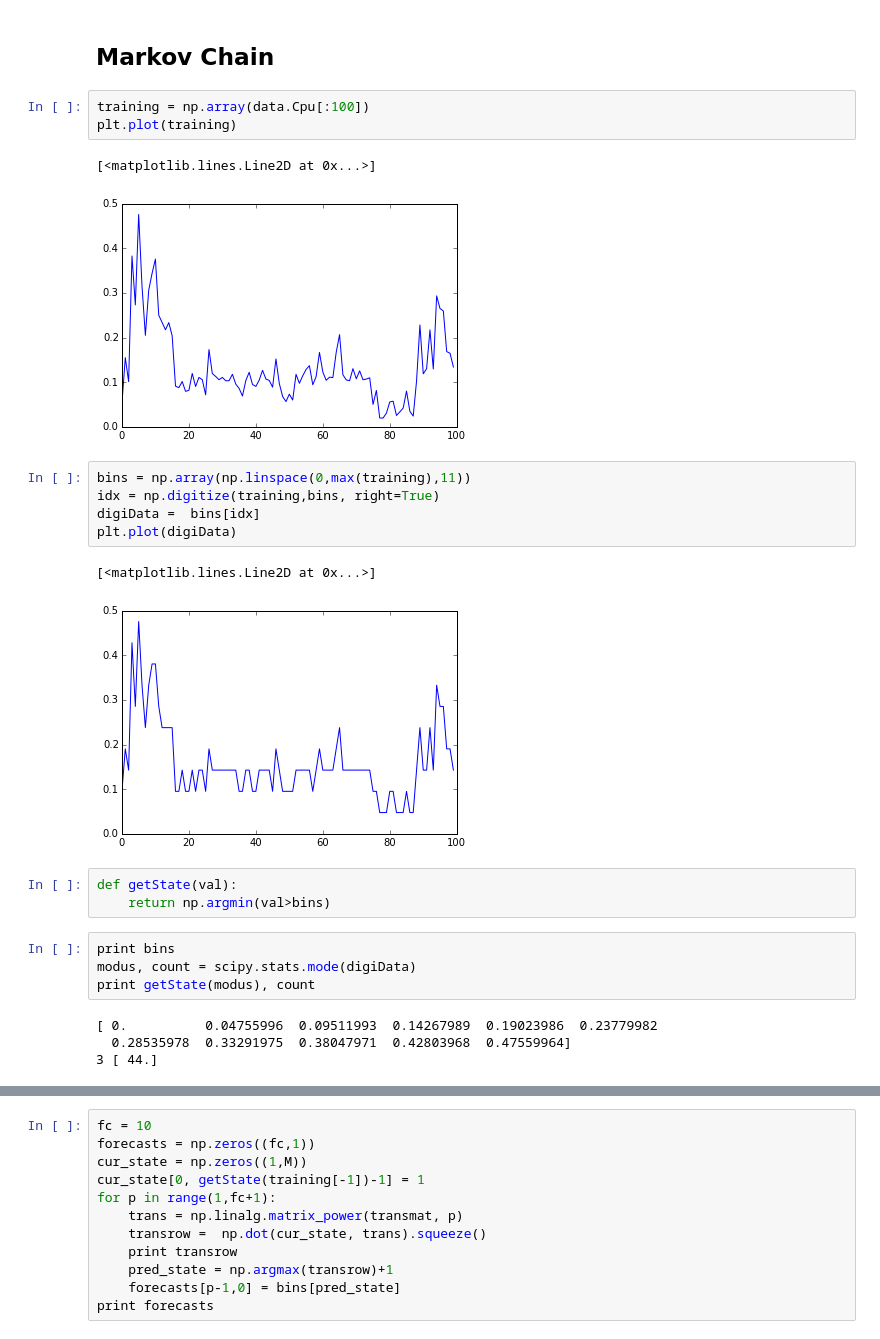
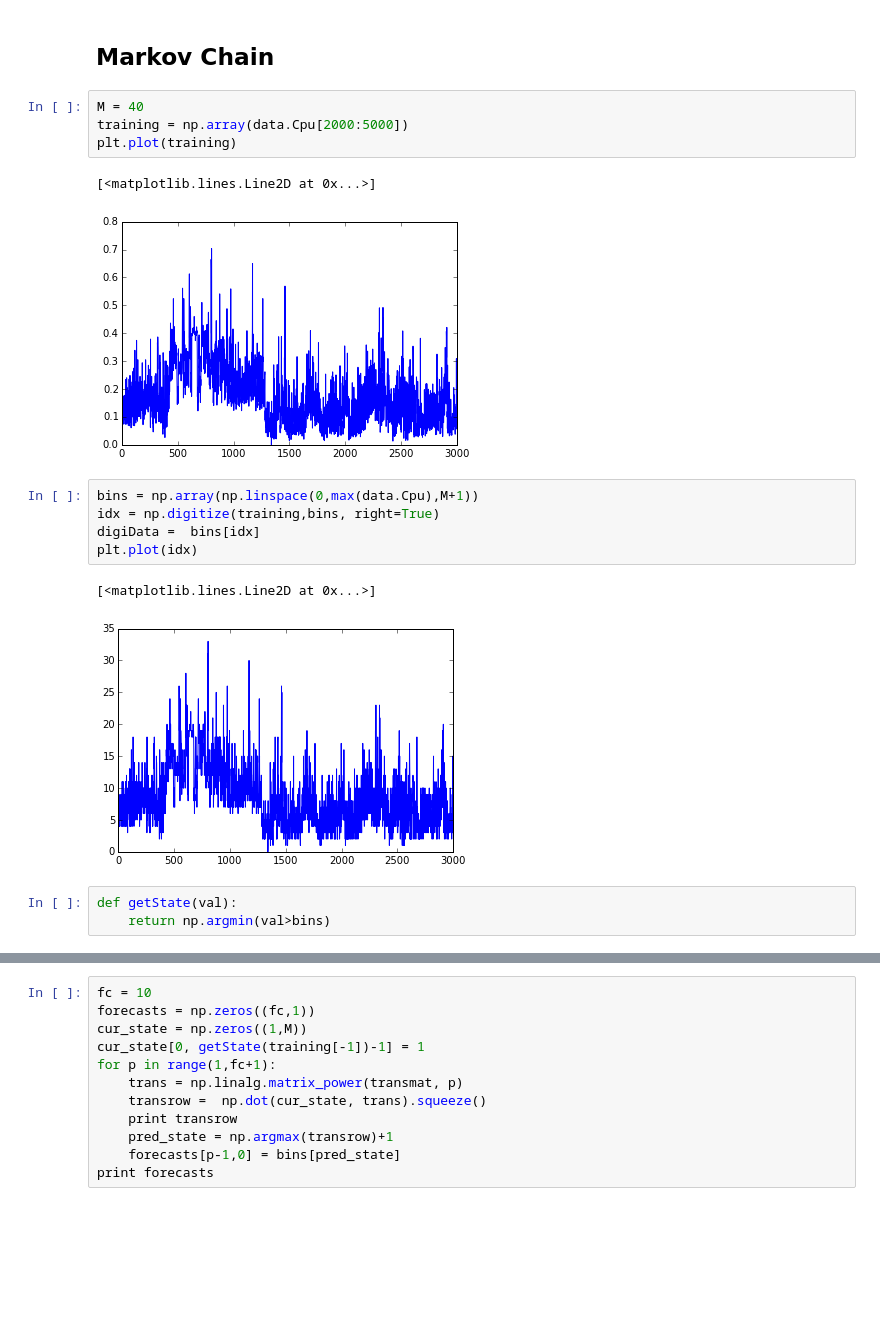
Before and after one commit to Manrich121/ForecastingCloud, a Jupyter notebook: DataPlot/src/ExploreData.ipynb, the cells around one changed output, grey strips where cells are left out. Drawn from its saved outputs; the diff is of its cells as text; blank space fills up the shorter version.

Commit message:
Change bins to be taken over maximum of data and not training Tried alternative prediction method for 1st order, but performed worst

```diff
--- a/DataPlot/src/ExploreData.ipynb
+++ b/DataPlot/src/ExploreData.ipynb
@@ -30,28 +30,21 @@ pandas: 0.11.0
 # %% [markdown]
 ## Markov Chain
 # %%
-training = np.array(data.Cpu[:100])
+M = 40
+training = np.array(data.Cpu[2000:5000])
 plt.plot(training)
 # %% [output]
 [<matplotlib.lines.Line2D at 0x...>]
-[figure, old version]
+[figure, new version]
 # %%
-bins = np.array(np.linspace(0,max(training),11))
+bins = np.array(np.linspace(0,max(data.Cpu),M+1))
 idx = np.digitize(training,bins, right=True)
 digiData =  bins[idx]
-plt.plot(digiData)
+plt.plot(idx)
 # %% [output]
 [<matplotlib.lines.Line2D at 0x...>]
-[figure, old version]
+[figure, new version]
 # %%
 def getState(val):
     return np.argmin(val>bins)
-# %%
-print bins
-modus, count = scipy.stats.mode(digiData)
-print getState(modus), count
-# %% [output]
-[ 0.          0.04755996  0.09511993  0.14267989  0.19023986  0.23779982
-  0.28535978  0.33291975  0.38047971  0.42803968  0.47559964]
-3 [ 44.]
 # %%
```
Also changed, not shown: parts of 3 cells of this notebook, 5 other files.
